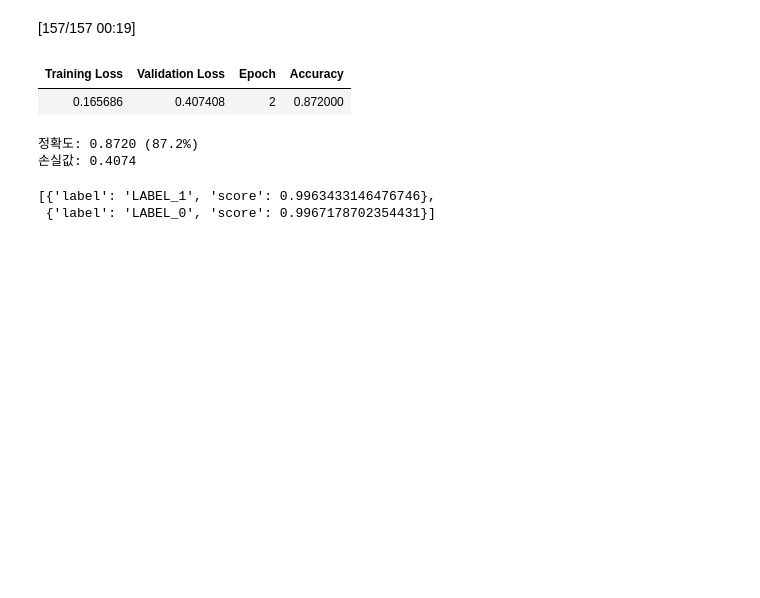
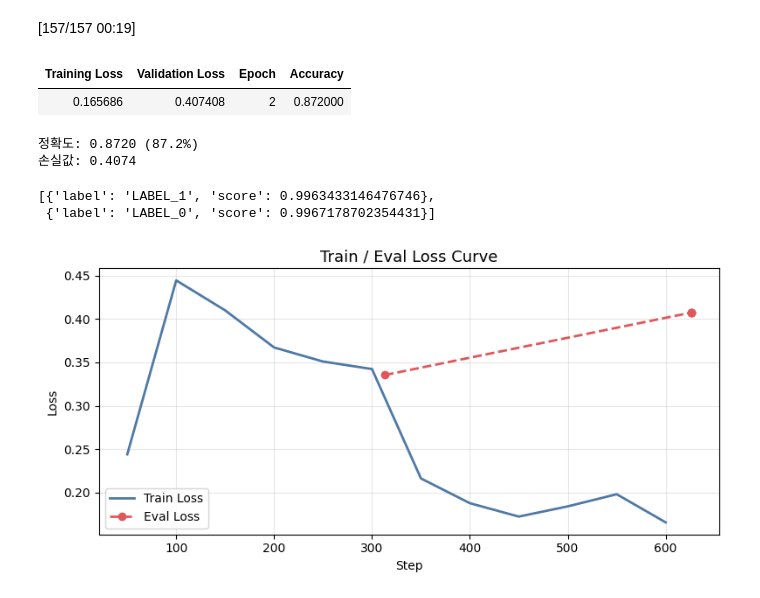
Before and after one commit to AndersonJo/mmmm, a Jupyter notebook: day3/text_classification_train.ipynb, the cells around one changed output. Cells and saved outputs as stored; diff of their text form; code cells hidden in the pictures; blank space fills up the shorter version.

```diff
--- a/day3/text_classification_train.ipynb
+++ b/day3/text_classification_train.ipynb
@@ -139,3 +139,9 @@ result
 # %% [output]
 [{'label': 'LABEL_1', 'score': 0.9963433146476746},
  {'label': 'LABEL_0', 'score': 0.9967178702354431}]
+# %%
+from tool3_2 import plot_training_loss
+
+plot_training_loss(trainer.state.log_history)
+# %% [output]
+[figure, added]
```
Also changed, not shown: parts of 2 cells of this notebook.
